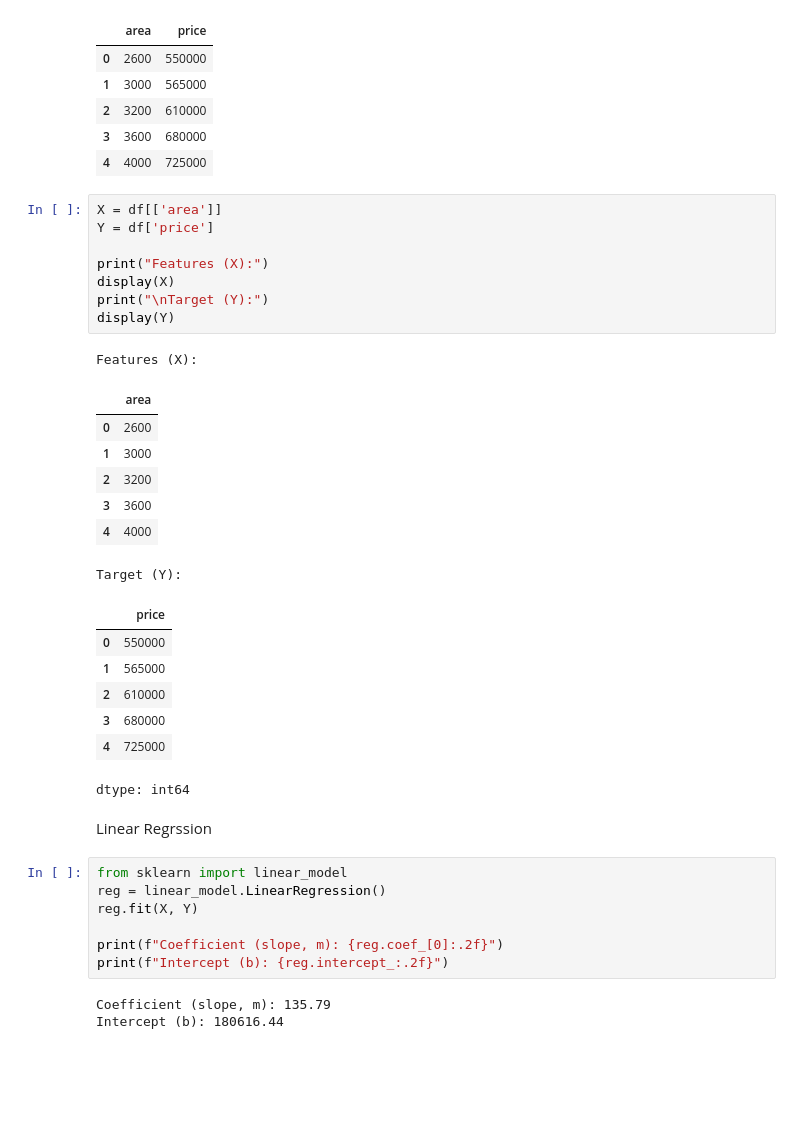
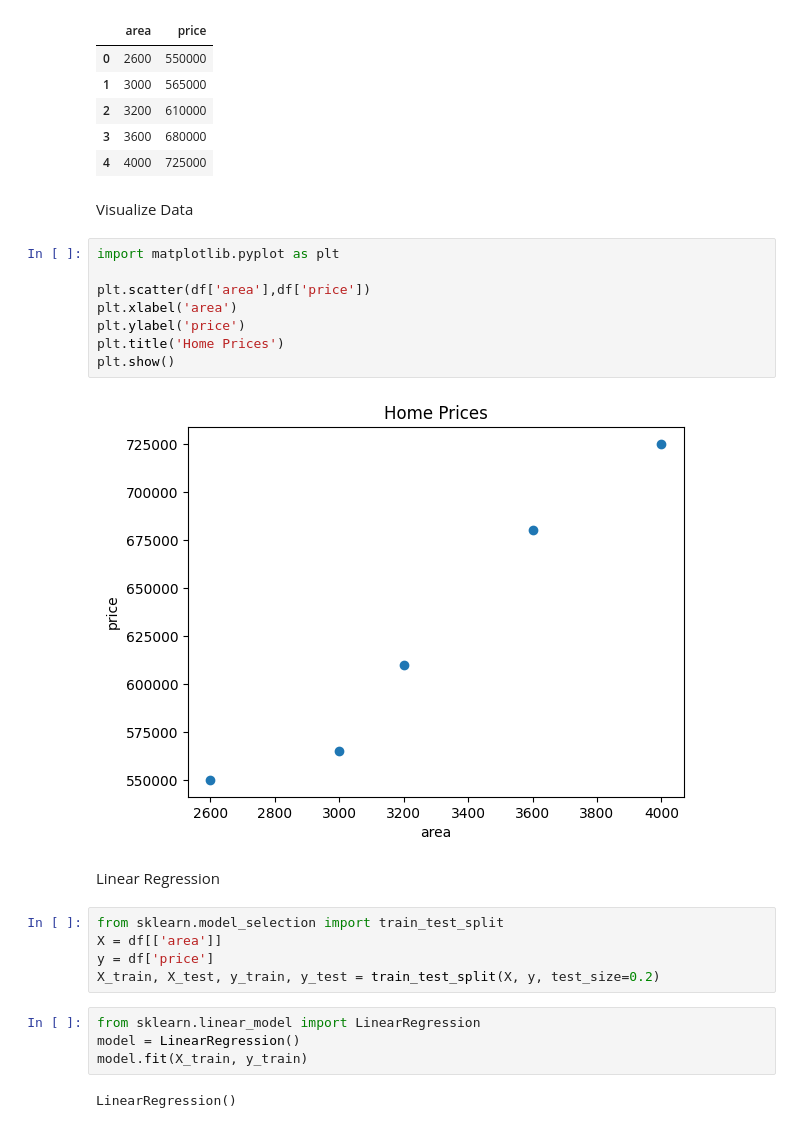
Before and after one commit to Abimanyu-07/Machine-Learning-Demo, a Jupyter notebook: Model/Linear_Regression.ipynb, the cells around one changed output. Cells and saved outputs as stored; diff of their text form; blank space fills up the shorter version.

```diff
--- a/Model/Linear_Regression.ipynb
+++ b/Model/Linear_Regression.ipynb
@@ -10,39 +10,28 @@ df
 | 2 | 3200 | 610000 |
 | 3 | 3600 | 680000 |
 | 4 | 4000 | 725000 |
-# %%
-X = df[['area']]
-Y = df['price']
-
-print("Features (X):")
-display(X)
-print("\nTarget (Y):")
-display(Y)
-# %% [output]
-Features (X):
-|  | area |
-| 0 | 2600 |
-| 1 | 3000 |
-| 2 | 3200 |
-| 3 | 3600 |
-| 4 | 4000 |
-Target (Y):
-|  | price |
-| 0 | 550000 |
-| 1 | 565000 |
-| 2 | 610000 |
-| 3 | 680000 |
-| 4 | 725000 |
-dtype: int64
+# %% [markdown]
+Visualize Data
+# %%
+import matplotlib.pyplot as plt
+
+plt.scatter(df['area'],df['price'])
+plt.xlabel('area')
+plt.ylabel('price')
+plt.title('Home Prices')
+plt.show()
+# %% [output]
+[figure, added]
 # %% [markdown]
-Linear Regrssion
+Linear Regression
-# %%
-from sklearn import linear_model
-reg = linear_model.LinearRegression()
-reg.fit(X, Y)
-
-print(f"Coefficient (slope, m): {reg.coef_[0]:.2f}")
-print(f"Intercept (b): {reg.intercept_:.2f}")
-# %% [output]
-Coefficient (slope, m): 135.79
-Intercept (b): 180616.44
+# %%
+from sklearn.model_selection import train_test_split
+X = df[['area']]
+y = df['price']
+X_train, X_test, y_train, y_test = train_test_split(X, y, test_size=0.2)
+# %%
+from sklearn.linear_model import LinearRegression
+model = LinearRegression()
+model.fit(X_train, y_train)
+# %% [output]
+LinearRegression()
```
Also changed, not shown: parts of 4 cells of this notebook.
